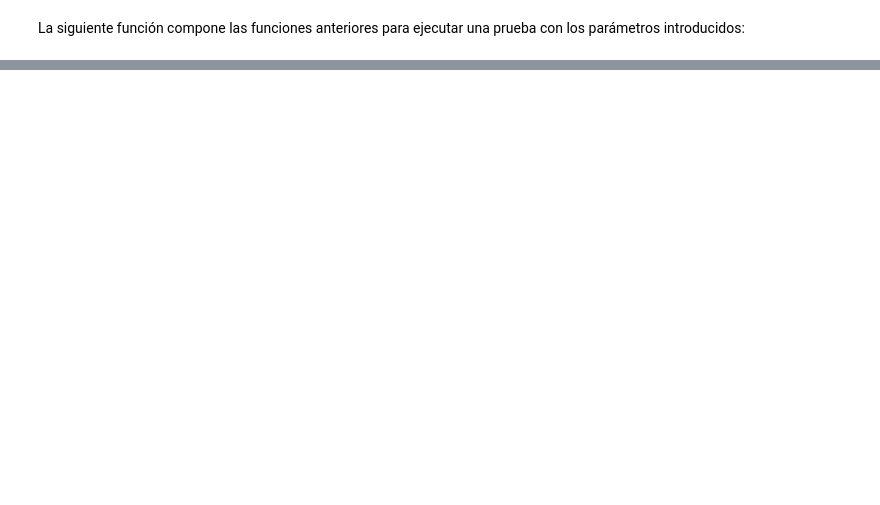
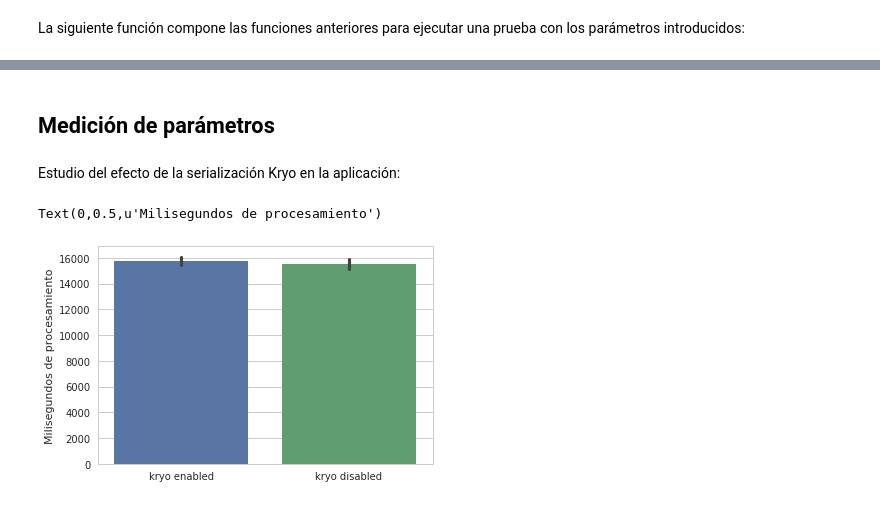
Before and after one commit to catedrasaes-umu/NoSQLDataEngineering, a Jupyter notebook: es.um.nosql.streaminginference.json2dbschema/benchmark/Benchmark.ipynb, the cells around one changed output, grey strips where cells are left out. Cells and saved outputs as stored; diff of their text form; code cells hidden in the pictures; blank space fills up the shorter version.

```diff
--- a/es.um.nosql.streaminginference.json2dbschema/benchmark/Benchmark.ipynb
+++ b/es.um.nosql.streaminginference.json2dbschema/benchmark/Benchmark.ipynb
@@ -31,12 +91,13 @@ def createTestCollection(elements=120, entities=2, versions=2, depth=2, fields=2
 # %% [markdown]
 Esta función ejecuta la aplicación de inferencia sobre la base de datos previamente creada y genera el archivo *stats.csv*:
 # %%
-def benchmarkSparkApp(interval=1000, block=200):
-    out = !spark-submit --master local[*] es.um.nosql.streaminginference.json2dbschema-0.0.1-SNAPSHOT-jar-with-dependencies.jar \
+def benchmarkMongo(interval=1000, block=200, kryo="true"):
+    out = !spark-submit --driver-memory 8g --master local[*] es.um.nosql.streaminginference.json2dbschema-0.0.1-SNAPSHOT-jar-with-dependencies.jar \
     --mode mongo \
     --database benchmark \
     --host localhost \
     --port 27017 \
     --benchmark true \
     --interval $interval \
-    --block-interval $block
+    --block-interval $block \
+    --kryo $kryo
@@ -42,0 +106,6 @@ def benchmarkSparkApp(interval=1000, block=200):
+# %%
+def benchmarkSingle():
+    out = !spark-submit --driver-memory 8g --master local[*] es.um.nosql.streaminginference.json2dbschema-0.0.1-SNAPSHOT-jar-with-dependencies.jar \
+    --mode single \
+    --input input/collection.json \
+    --benchmark true
@@ -42,0 +114,8 @@ def benchmarkSparkApp(interval=1000, block=200):
+# %%
+def benchmarkSparkApp(mode="file", interval=1000, block=200, kryo="true"):
+    if (mode == "file"):
+        benchmarkFile(interval, kryo)
+    elif (mode == "mongo"):
+        benchmarkMongo(interval, block, kryo)
+    elif (mode== "single"):
+        benchmarkSingle()
@@ -43,11 +124,11 @@ def benchmarkSparkApp(interval=1000, block=200):
 # %% [markdown]
 La siguiente función compone las funciones anteriores para ejecutar una prueba con los parámetros introducidos:
 # %%
-def benchmark(interval=1000, block=200, elements=120, entities=2, versions=2, depth=2, fields=2):
+def benchmark(mode="file", interval=1000, block=200, elements=120, entities=2, versions=2, depth=2, fields=2, batch=12, kryo="true"):
     global benchmarked
     !rm -f output/stats.csv
-    createTestCollection(elements, entities, versions, depth, fields)
-    for x in range(0, 1):
-        benchmarkSparkApp(interval, block)
+    createTestCollection(mode, elements, entities, versions, depth, fields, batch)
+    for x in range(0, 10):
+        benchmarkSparkApp(mode, interval, block, kryo)
     benchmarked = pd.read_csv("output/stats.csv")
     return benchmarked
@@ -89,0 +197,17 @@ for batch in [3000]:
+# %% [markdown]
+## Medición de parámetros
+# %% [markdown]
+Estudio del efecto de la serialización Kryo en la aplicación:
+# %%
+results = pd.DataFrame()
+df = benchmark(mode="file", elements=120000, batch=12000, entities=30, versions=20, depth=5, fields=4, kryo="true")
+df.to_csv("kryo-enabled.csv")
+results["kryo enabled"] = df["TOTAL_PROCESSING"]
+df = benchmark(mode="file", elements=120000, batch=12000,  entities=30, versions=20, depth=5, fields=4, kryo="false")
+df.to_csv("kryo-disabled.csv")
+results["kryo disabled"] = df["TOTAL_PROCESSING"]
+ax = sns.barplot(data=results)
+ax.set_ylabel("Milisegundos de procesamiento")
+# %% [output]
+Text(0,0.5,u'Milisegundos de procesamiento')
+[figure, added]
```
Also changed, not shown: parts of 43 cells of this notebook, 13 other files.
